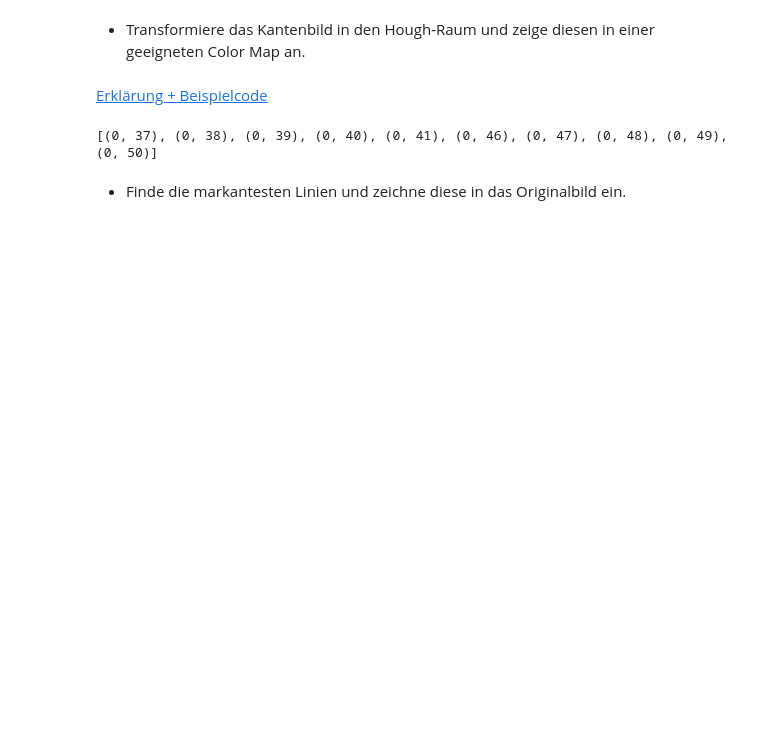
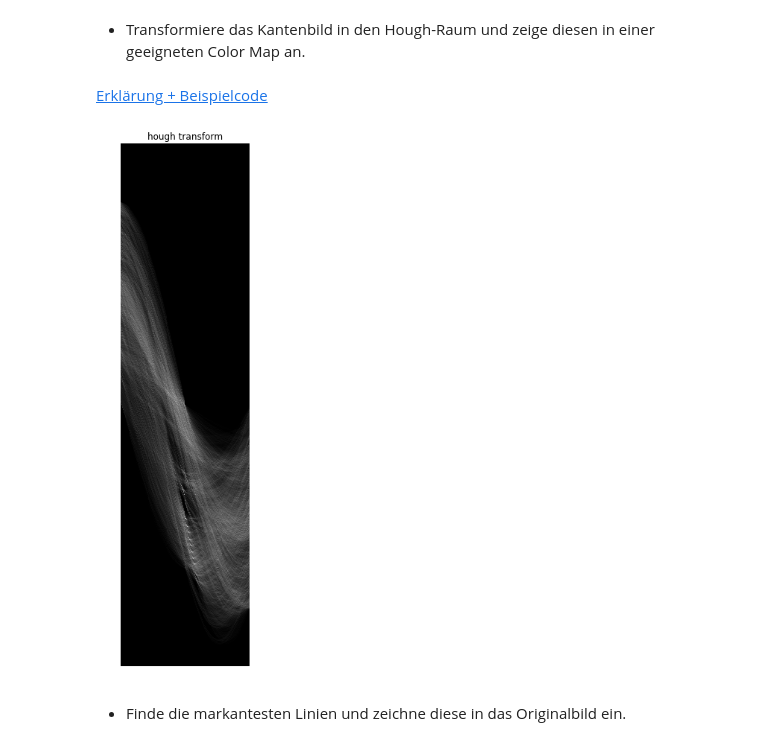
Before and after one commit to jonasitzmann/bildbasierte_modellierung, a Jupyter notebook: ex3/ex3.ipynb, the cells around one changed output. Cells and saved outputs as stored; diff of their text form; code cells hidden in the pictures; blank space fills up the shorter version.

Commit message:
hough transform works (however sin and cos are swapped somewhere)

```diff
--- a/ex3/ex3.ipynb
+++ b/ex3/ex3.ipynb
@@ -124,21 +125,23 @@ an.
 # %% [markdown]
 [Erklärung + Beispielcode](https://alyssaq.github.io/2014/understanding-hough-transform/)
 # %%
-def hough_transform(img, n_dists=180):
-    thetas   = np.deg2rad(np.arange(-90, 90))
-    sin_t    = np.sin(thetas)
-    cos_t    = np.cos(thetas)
+os       = np.deg2rad(np.arange(-90, 90))
+def hough_transform(img):
+    sin_o    = np.sin(os)
+    cos_o    = np.cos(os)
     max_dist = np.ceil(linalg.norm(img.shape)).astype(np.uint64)
-    dists    = np.linspace(0, max_dist, n_dists)
-    accumulator = np.zeros([int(2 * max_dist), len(thetas)])
+    accumulator = np.zeros([int(2*max_dist), len(os)])
     points   = list(zip(*np.nonzero(img)))
     for x, y in points:
-        for theta in thetas:
-            pass
-    print(points[:10])
+        for o_idx, o in enumerate(os):
+            sinx, cosx = sin_o[o_idx], cos_o[o_idx]
+            dist = x * cosx + y * sinx
+            accumulator[int(round(dist+max_dist)), o_idx] += 1
+    return accumulator
-# %%
-hough_transform(edges)
-# %% [output]
-[(0, 37), (0, 38), (0, 39), (0, 40), (0, 41), (0, 46), (0, 47), (0, 48), (0, 49), (0, 50)]
+# %%
+hough = hough_transform(edges)
+show_imgs([hough], ['hough transform'])
+# %% [output]
+[figure, added]
 # %% [markdown]
 *  Finde die markantesten Linien und zeichne diese in das Originalbild ein.
```
Also changed, not shown: parts of 6 cells of this notebook.
